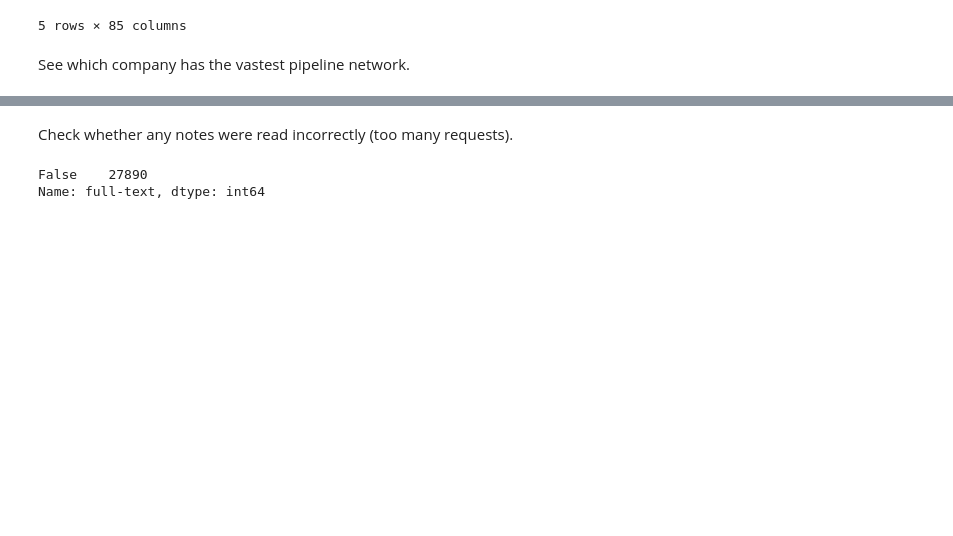
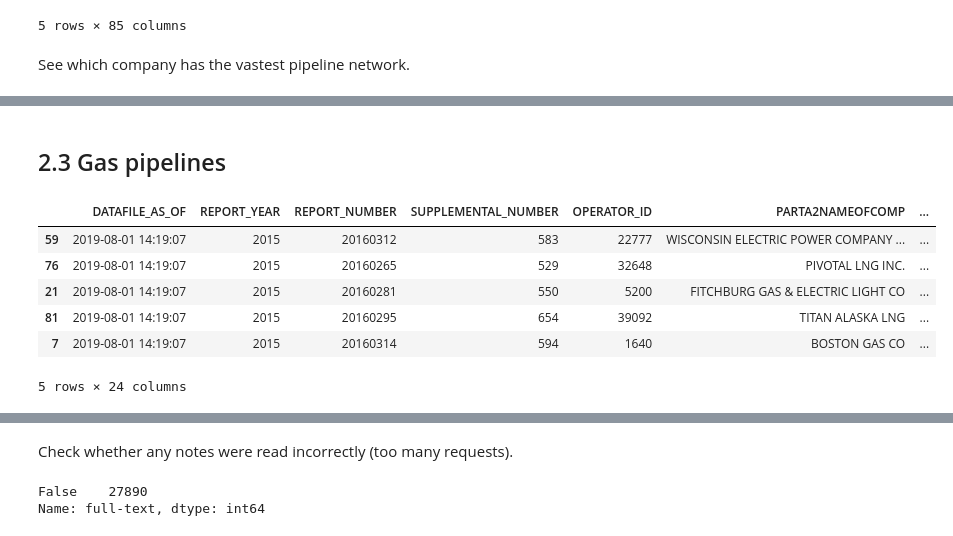
Before and after one commit to julianbarg/oil_industry, a Jupyter notebook: workbooks/2_data_exploration.ipynb, the cells around one changed output, grey strips where cells are left out. Saved outputs shown, nothing was run; the diff lists cells and outputs as text; code cells hidden in the pictures; blank space fills up the shorter version.

```diff
--- a/workbooks/2_data_exploration.ipynb
+++ b/workbooks/2_data_exploration.ipynb
@@ -125,0 +123,14 @@ pipelines['PARTBHCATOTAL'].idxmax()
+# %% [markdown]
+## 2.3 Gas pipelines
+# %%
+gas_pipelines = pd.read_excel('../data/gas_2010_present_2019-08-09/annual_liquefied_natural_gas_2015.xlsx', skiprows=1)
+
+gas_pipelines.sample(5)
+# %% [output]
+|  | DATAFILE_AS_OF | REPORT_YEAR | REPORT_NUMBER | SUPPLEMENTAL_NUMBER | OPERATOR_ID | PARTA2NAMEOFCOMP | ... |
+| 59 | 2019-08-01 14:19:07 | 2015 | 20160312 | 583 | 22777 | WISCONSIN ELECTRIC POWER COMPANY ... | ... |
+| 76 | 2019-08-01 14:19:07 | 2015 | 20160265 | 529 | 32648 | PIVOTAL LNG INC. | ... |
+| 21 | 2019-08-01 14:19:07 | 2015 | 20160281 | 550 | 5200 | FITCHBURG GAS & ELECTRIC LIGHT CO | ... |
+| 81 | 2019-08-01 14:19:07 | 2015 | 20160295 | 654 | 39092 | TITAN ALASKA LNG | ... |
+| 7 | 2019-08-01 14:19:07 | 2015 | 20160314 | 594 | 1640 | BOSTON GAS CO | ... |
+5 rows × 24 columns
```
Also changed, not shown: parts of 28 cells of this notebook, 14 other files.
